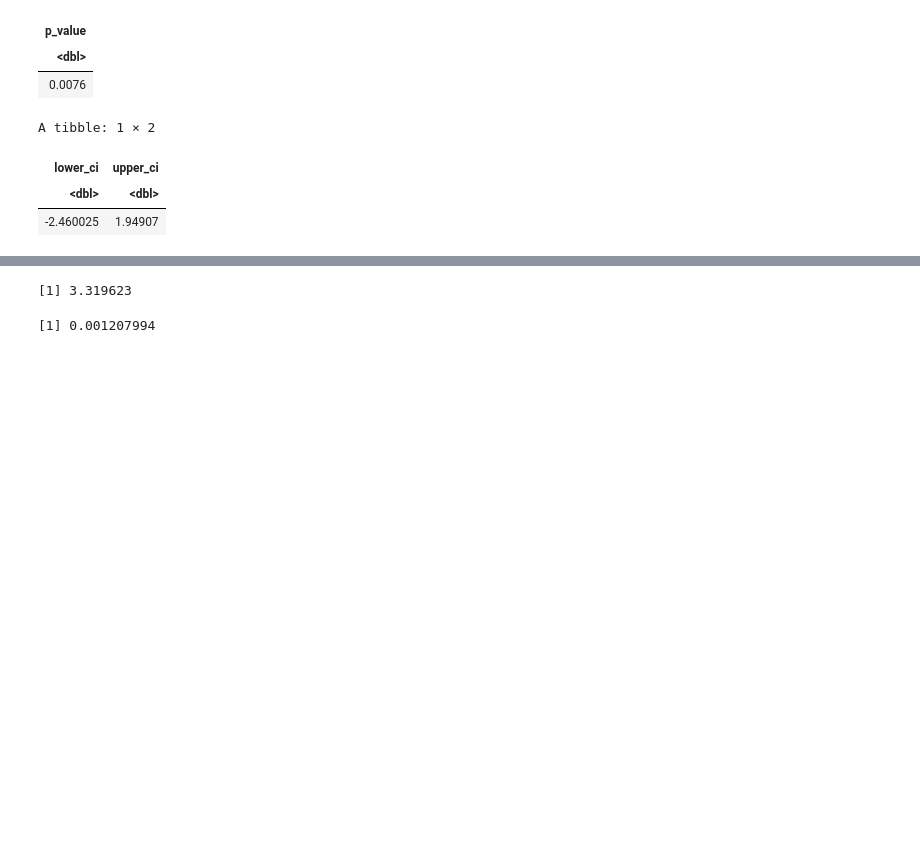
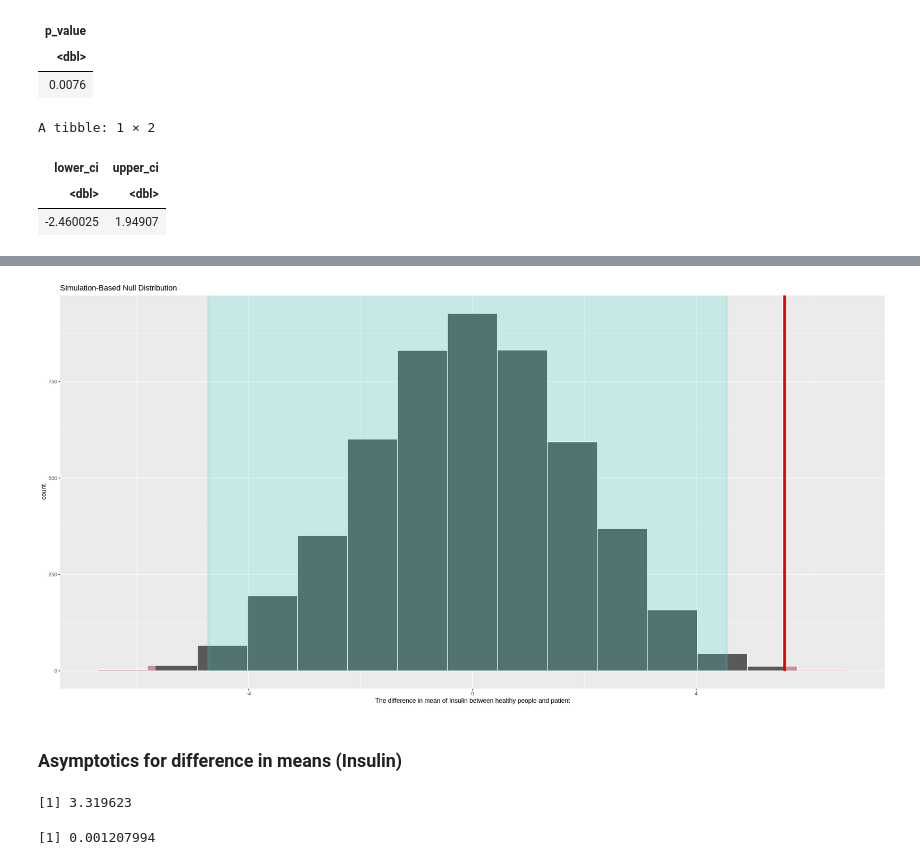
Before and after one commit to cpan0/breast-cancer-coimbra-dataset, a Jupyter notebook: final-report.ipynb, the cells around one changed output, grey strips where cells are left out. Cells and saved outputs as stored; diff of their text form; code cells hidden in the pictures; blank space fills up the shorter version.

```diff
--- a/final-report.ipynb
+++ b/final-report.ipynb
@@ -268,0 +284,9 @@ null_model_Insulin_plot
+# %%
+set.seed(101)
+
+null_model_Insulin_mean <-
+   cancer %>%
+   specify(formula = Insulin ~ Classification) %>%
+   hypothesize(null = "independence") %>%
+   generate(reps = 5000, type = "permute") %>%
+   calculate(stat="diff in means", order = c(2, 1))
@@ -268,0 +304,6 @@ null_model_Insulin_plot
+# %%
+ci_insulin_b_mean <-
+null_model_Insulin_mean %>%
+get_ci(0.99)
+
+ci_insulin_b_mean
@@ -269,3 +315,16 @@ null_model_Insulin_plot
+# %%
+null_model_Insulin_mean_plot <-
+null_model_Insulin_mean %>%
+visualize()  +
+shade_p_value(obs_stat = obs_mean_Insulin_diff,  direction = "two-sided")+
+labs(x = "The difference in mean of Insulin between healthy people and patient") +
+shade_confidence_interval(endpoints = ci_insulin_b_mean, alpha=0.2)
+
+null_model_Insulin_mean_plot
+# %% [output]
+[figure, added]
+# %% [markdown]
+### Asymptotics for difference in means (Insulin)
 # %%
 control_i <- control$Insulin
 patient_i <- patient$Insulin
```
Also changed, not shown: parts of 26 cells of this notebook.
